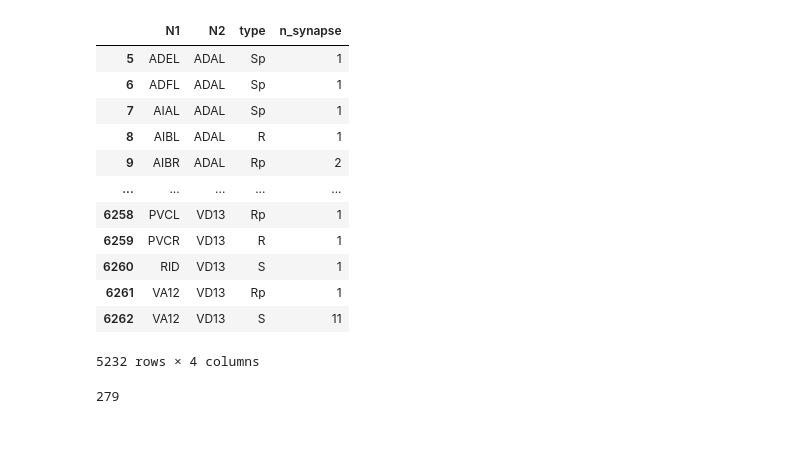
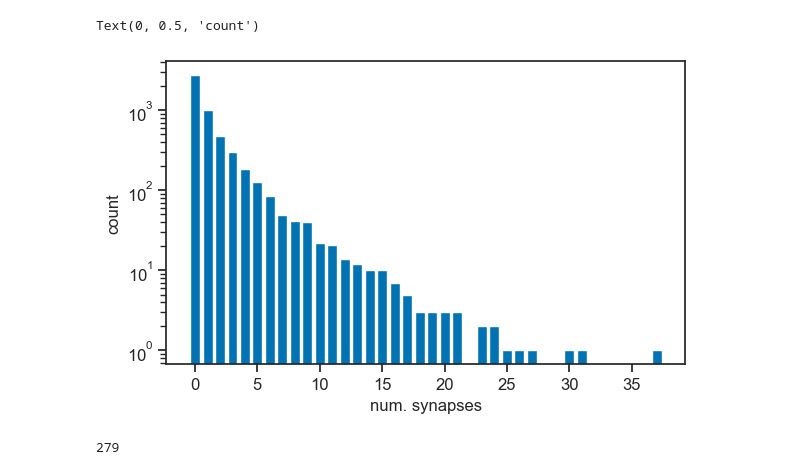
Before and after one commit to ungvilde/Causal-discovery, a Jupyter notebook: notebooks/c_elegans.ipynb, the cells around one changed output. Saved outputs shown, nothing was run; the diff lists cells and outputs as text; code cells hidden in the pictures; blank space fills up the shorter version.

```diff
--- a/notebooks/c_elegans.ipynb
+++ b/notebooks/c_elegans.ipynb
@@ -16,21 +16,16 @@ data = data[data['type'] != 'EJ']
 data = data.drop(1870) # row with disconnected neurons 'avfl' and 'avfr'
 #data = data[data['n_synapse'] > 4 ]
 # %%
-data
+data.loc[data['n_synapse'] == 1]
+x = np.unique(data['n_synapse'])
+#data['n_synapse'].value_counts()
+plt.bar(x, height=data['n_synapse'].value_counts())
+plt.yscale('log')
+plt.xlabel('num. synapses')
+plt.ylabel('count')
 #print(data[data['N1'] == 'avfl'])
 #print(data[data['N2'] == 'avfr'])
 # %% [output]
-|  | N1 | N2 | type | n_synapse |
-| 5 | ADEL | ADAL | Sp | 1 |
-| 6 | ADFL | ADAL | Sp | 1 |
-| 7 | AIAL | ADAL | Sp | 1 |
-| 8 | AIBL | ADAL | R | 1 |
-| 9 | AIBR | ADAL | Rp | 2 |
-| ... | ... | ... | ... | ... |
-| 6258 | PVCL | VD13 | Rp | 1 |
-| 6259 | PVCR | VD13 | R | 1 |
-| 6260 | RID | VD13 | S | 1 |
-| 6261 | VA12 | VD13 | Rp | 1 |
-| 6262 | VA12 | VD13 | S | 11 |
-5232 rows × 4 columns
+Text(0, 0.5, 'count')
+[figure, added]
 # %%
```
Also changed, not shown: parts of 10 cells of this notebook, 24 other files.
